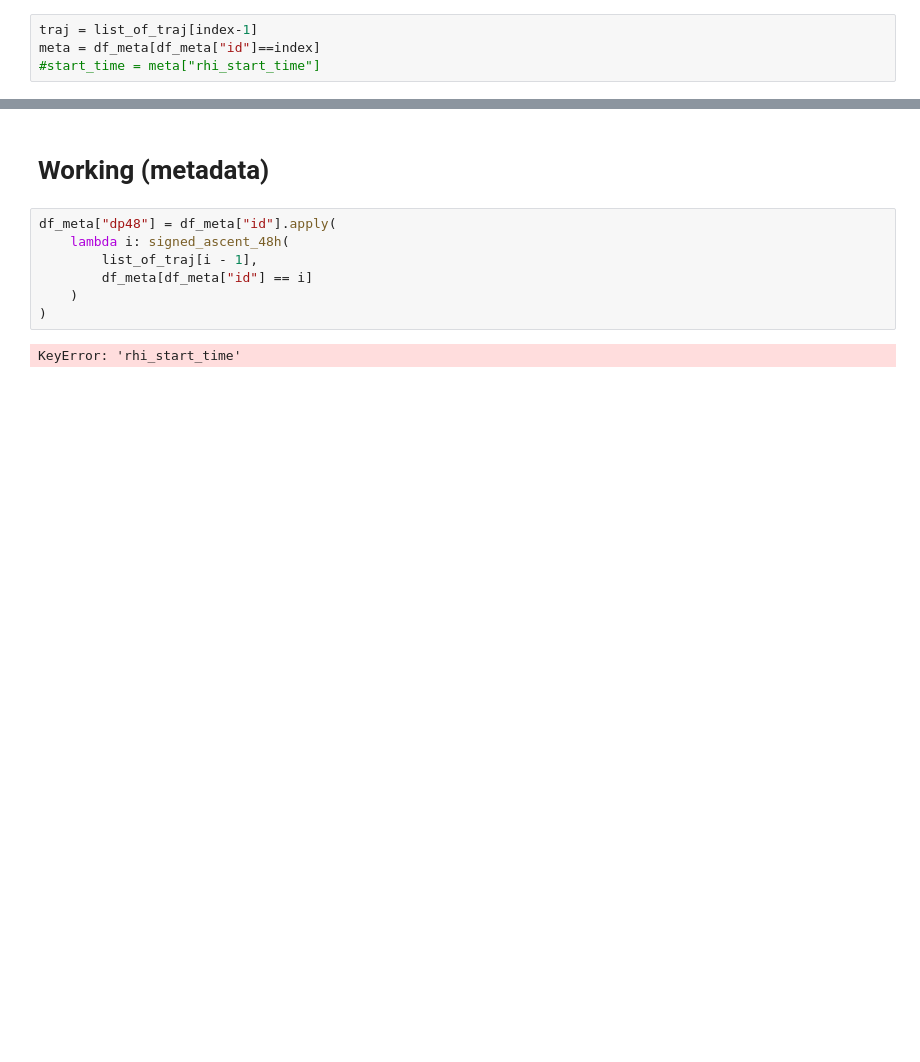
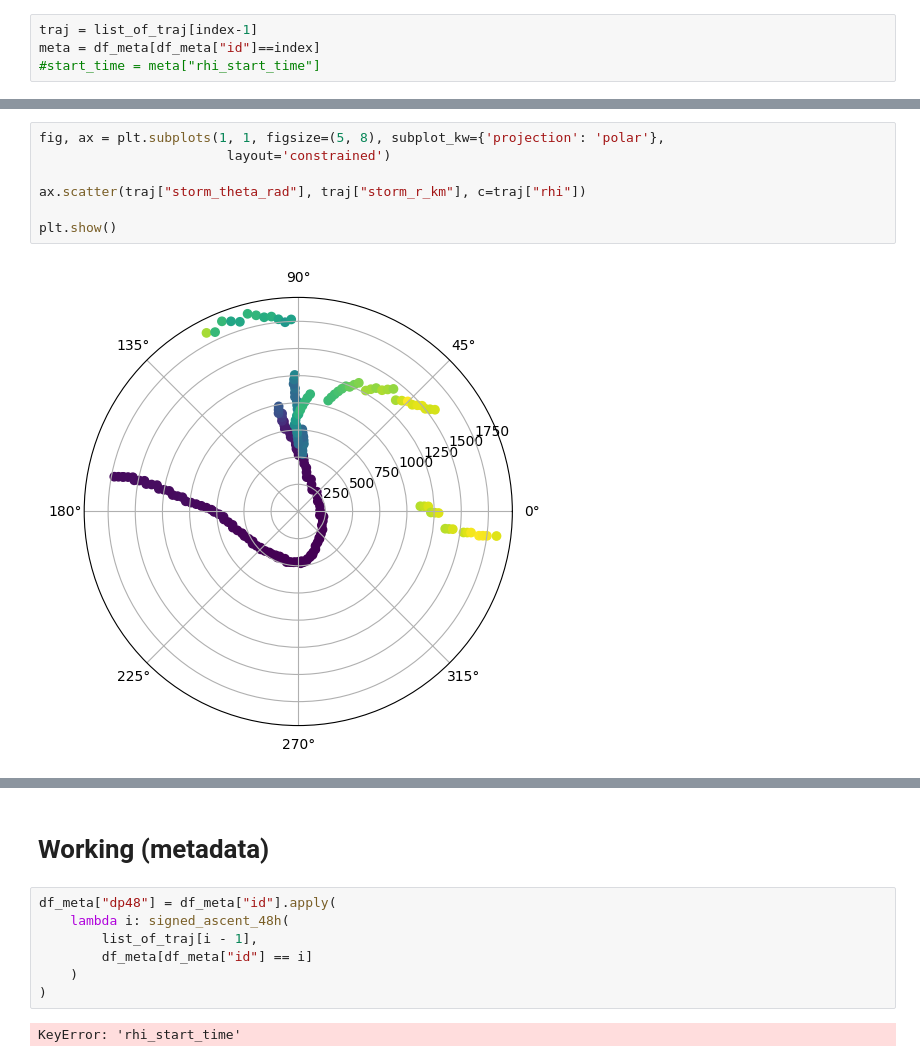
Before and after one commit to lewisclarkan/LagrangianAnalysis, a Jupyter notebook: plot.ipynb, the cells around one changed output, grey strips where cells are left out. Saved outputs shown, nothing was run; the diff lists cells and outputs as text; blank space fills up the shorter version.

```diff
--- a/plot.ipynb
+++ b/plot.ipynb
@@ -378,0 +387,9 @@ plt.show()
+# %%
+fig, ax = plt.subplots(1, 1, figsize=(5, 8), subplot_kw={'projection': 'polar'},
+                        layout='constrained')
+
+ax.scatter(traj["storm_theta_rad"], traj["storm_r_km"], c=traj["rhi"])
+
+plt.show()
+# %% [output]
+[figure, added]
```
Also changed, not shown: parts of 27 cells of this notebook, 1 other file.
